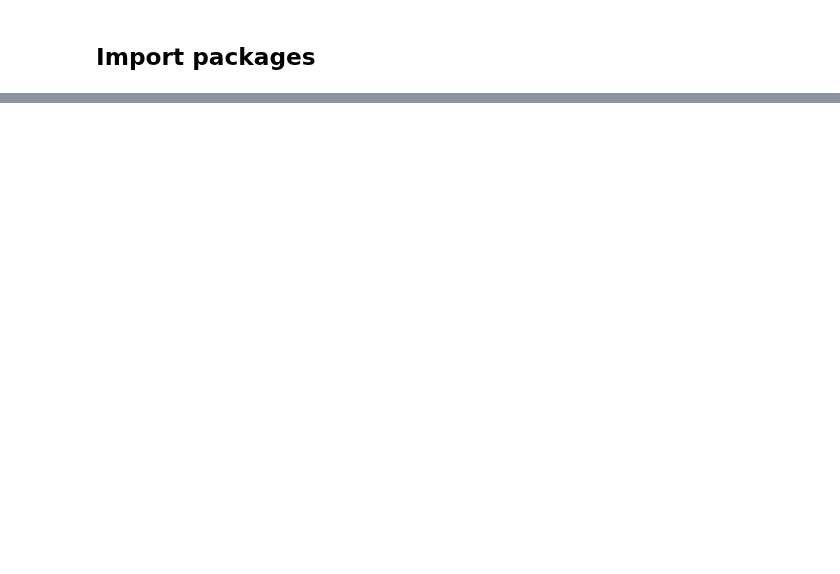
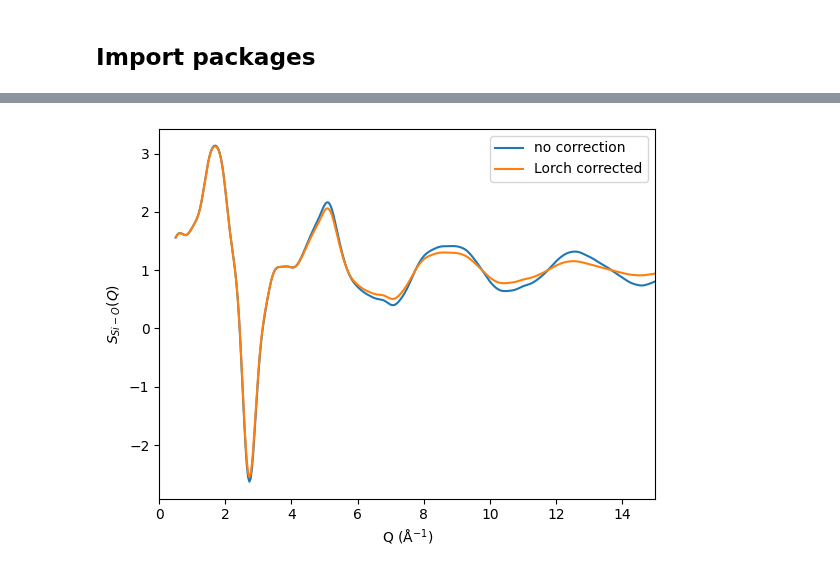
Before and after one commit to R-Chr/vitrum, a Jupyter notebook: examples/analysis/demo.ipynb, the cells around one changed output, grey strips where cells are left out. Cells and saved outputs as stored; diff of their text form; code cells hidden in the pictures; blank space fills up the shorter version.

```diff
--- a/examples/analysis/demo.ipynb
+++ b/examples/analysis/demo.ipynb
@@ -57,0 +85,13 @@ atoms = get_random_packed("LiFePO4", density=3, target_atoms=200, min_distance=1
+# %%
+sq_si_o = sc.get_partial_structure_factor(("Si", "O"))
+sq_si_o_lorch = sc.get_partial_structure_factor(("Si", "O"), lorch=True)
+
+plt.plot(sc.qval, sq_si_o, label="no correction")
+plt.plot(sc.qval, sq_si_o_lorch, label="Lorch corrected")
+plt.xlim(0, 15)
+plt.xlabel("Q (Å$^{-1}$)")
+plt.ylabel("$S_{Si-O}(Q)$")
+plt.legend()
+plt.show()
+# %% [output]
+[figure, added]
```
Also changed, not shown: parts of 45 cells of this notebook, 4 other files.
